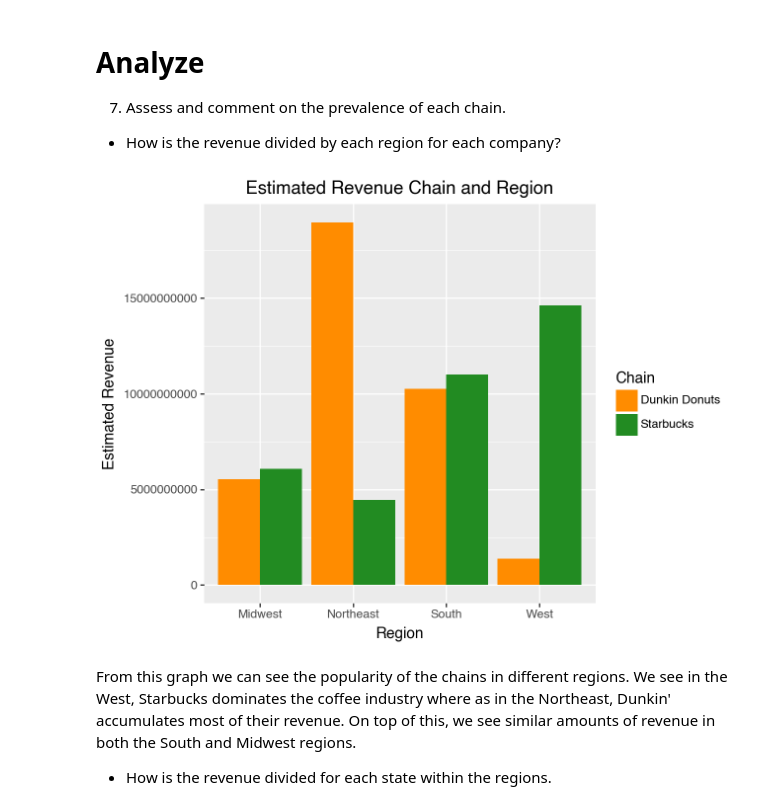
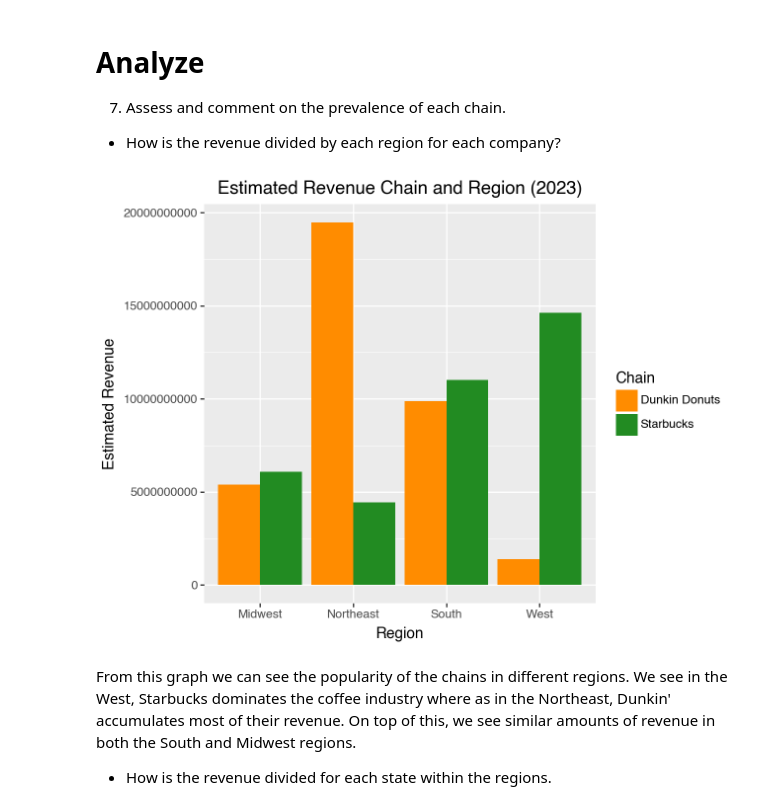
Before and after one commit to ddchamber/Week4, a Jupyter notebook: lab4.ipynb, the cells around one changed output. Drawn from its saved outputs; the diff is of its cells as text; code cells hidden in the pictures.

Commit message:
lab with multiple years

```diff
--- a/lab4.ipynb
+++ b/lab4.ipynb
@@ -96,11 +96,15 @@ table = soup.find("table",
 rows = []
 for row in table.find_all("tr")[1:]:
     state_name = row.find("a").text
-    num_locations_star = row.find("td").get_text(strip = True)
+    num_locations_star_23 = row.find_all("td")[0].get_text(strip = True)
+    num_locations_star_21 = row.find_all("td")[1].get_text(strip = True)
+    num_locations_star_24 = row.find_all("td")[2].get_text(strip = True)
 
     rows.append({
         "State": stateabb(state_name),
-        "Location Count(Starbucks)": num_locations_star
+        "Location Count 2023(Starbucks)": num_locations_star_23,
+        "Location Count 2021(Starbucks)": num_locations_star_21,
+        "Location Count 2024(Starbucks)": num_locations_star_24
     })
 myDataStarb = pd.DataFrame(rows)
 
@@ -115,19 +119,24 @@ table = soup.find("table",
 rows = []
 for row in table.find_all("tr")[1:]:
     state_name = row.find("a").text
-    num_locations_dunk = row.find("td").get_text(strip = True)
+    num_locations_dunk_24 = row.find_all("td")[0].get_text(strip = True)
+    num_locations_dunk_23 = row.find_all("td")[1].get_text(strip = True)
 
     rows.append({
         "State": stateabb(state_name),
-        "Location Count(Dunkin Donuts)": num_locations_dunk
+        "Location Count 2023(Dunkin Donuts)": num_locations_dunk_23,
+        "Location Count 2024(Dunkin Donuts)": num_locations_dunk_24
     })
 myDataDunk = pd.DataFrame(rows)
 
 # Merge two location sets by State
 myDataCoffee = pd.merge(myDataStarb, myDataDunk, on= "State")
 # Make numeric for adding
-myDataCoffee['Location Count(Starbucks)'] = pd.to_numeric(myDataCoffee['Location Count(Starbucks)'].str.replace(',', ''), errors='coerce')
-myDataCoffee['Location Count(Dunkin Donuts)'] = pd.to_numeric(myDataCoffee['Location Count(Dunkin Donuts)'].str.replace(',', ''), errors='coerce')
+myDataCoffee['Location Count 2023(Starbucks)'] = pd.to_numeric(myDataCoffee['Location Count 2023(Starbucks)'].str.replace(',', ''), errors='coerce')
+myDataCoffee['Location Count 2021(Starbucks)'] = pd.to_numeric(myDataCoffee['Location Count 2021(Starbucks)'].str.replace(',', ''), errors='coerce')
+myDataCoffee['Location Count 2024(Starbucks)'] = pd.to_numeric(myDataCoffee['Location Count 2024(Starbucks)'].str.replace(',', ''), errors='coerce')
+myDataCoffee['Location Count 2023(Dunkin Donuts)'] = pd.to_numeric(myDataCoffee['Location Count 2023(Dunkin Donuts)'].str.replace(',', ''), errors='coerce')
+myDataCoffee['Location Count 2024(Dunkin Donuts)'] = pd.to_numeric(myDataCoffee['Location Count 2024(Dunkin Donuts)'].str.replace(',', ''), errors='coerce')
 # Add to get coffee shop totals for each state
 #myDataCoffee['Location Count'] = myDataCoffee['Location Count(Starbucks)'].add(myDataCoffee["Location Count(Dunkin Donuts)"])
 # Drop unneeded columns
@@ -205,12 +214,13 @@ myDataCoffeePop
 # %%
 # Found that anual revenue in 2023 for Starbucks and Dunkin is [36150000000, 1370000000] from Yahoo Finance
 # We will create an estimated revenue column that takes a portion of anual revenue divided by store locations in that state
-sb_total_stores = myDataCoffeePop['Location Count(Starbucks)'].sum()
+# Focus on 2023 since is only year where ther eis full data for each chain
+sb_total_stores = myDataCoffeePop['Location Count 2023(Starbucks)'].sum()
 sb_rev_per_store = round(36150000000/sb_total_stores, 2)
-myDataCoffeePop['Estimated Revenue(Starbucks)'] = myDataCoffeePop['Location Count(Starbucks)'] * sb_rev_per_store
+myDataCoffeePop['Estimated Revenue 2023(Starbucks)'] = myDataCoffeePop['Location Count 2023(Starbucks)'] * sb_rev_per_store
 
-dd_total_stores = myDataCoffeePop['Location Count(Dunkin Donuts)'].sum()
+dd_total_stores = myDataCoffeePop['Location Count 2023(Dunkin Donuts)'].sum()
 dd_rev_per_store = round(36150000000/dd_total_stores, 2)
-myDataCoffeePop['Estimated Revenue(Dunkin Donuts)'] = myDataCoffeePop['Location Count(Dunkin Donuts)'] * dd_rev_per_store
+myDataCoffeePop['Estimated Revenue 2023(Dunkin Donuts)'] = myDataCoffeePop['Location Count 2023(Dunkin Donuts)'] * dd_rev_per_store
 myDataCoffeePop
 # %% [output]
@@ -291,30 +301,30 @@ myDataCoffeePop
 # %%
 from plotnine import ggplot, geom_bar, aes, facet_wrap, labs, theme, element_text, scale_fill_manual
 analyze = myDataCoffeePop
 # First let us look at each region
 analyze_region = analyze.drop(columns="State")
 analyze_region = analyze_region.groupby("Region").sum().reset_index()
 
 melted_data = analyze_region.melt(id_vars='Region',
-                                   value_vars=['Estimated Revenue(Starbucks)', 'Estimated Revenue(Dunkin Donuts)'],
+                                   value_vars=['Estimated Revenue 2023(Starbucks)', 'Estimated Revenue 2023(Dunkin Donuts)'],
                                    var_name='Chain',
-                                   value_name='Estimated_Revenue')
+                                   value_name='Estimated_Revenue_2023')
 
 rev_per_reg = (ggplot(melted_data,
 aes(
   x= "Region",
-  y= "Estimated_Revenue",
+  y= "Estimated_Revenue_2023",
   fill= "Chain"
 ))
 + geom_bar(stat='identity', position='dodge')
-+ labs(title= "Estimated Revenue Chain and Region",y="Estimated Revenue")
++ labs(title= "Estimated Revenue Chain and Region (2023)",y="Estimated Revenue")
 + scale_fill_manual(
         values=['darkorange', 'forestgreen'],
         labels=['Dunkin Donuts', 'Starbucks'])
 )
 rev_per_reg.show()
 # %% [output]
-[figure, old version]
+[figure, new version]
 # %% [markdown]
 From this graph we can see the popularity of the chains in different regions. We see in the West, Starbucks dominates the coffee industry where as in the Northeast, Dunkin' accumulates most of their revenue. On top of this, we see similar amounts of revenue in both the South and Midwest regions.
 
```
Also changed, not shown: parts of 8 cells of this notebook, 1 other file.
